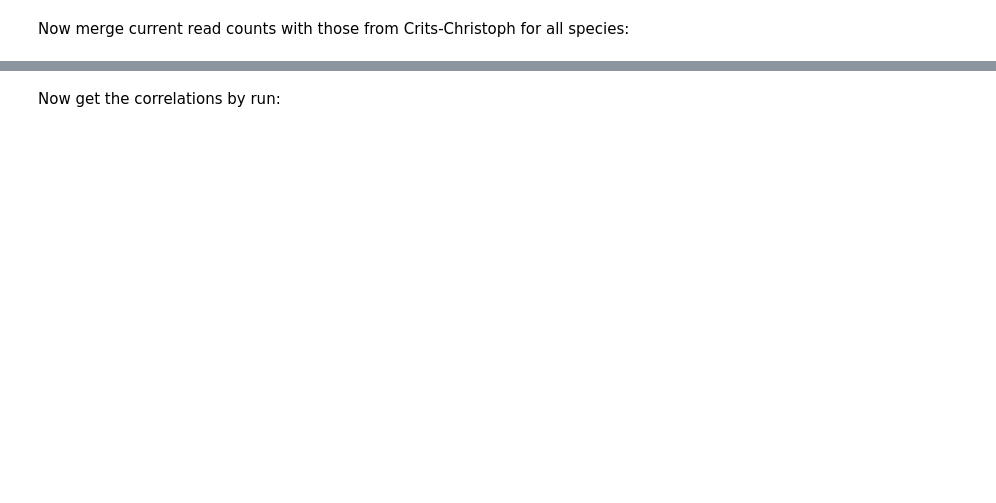
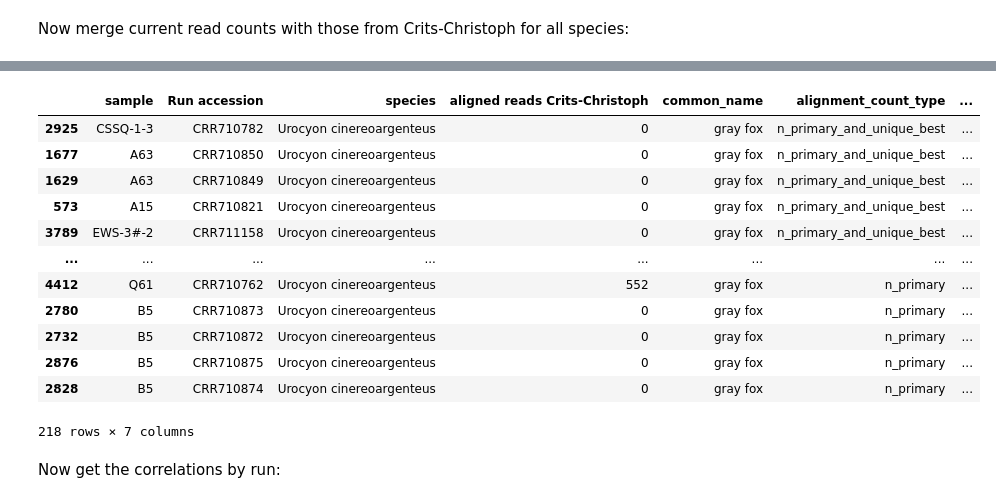
Before and after one commit to jbloom/Huanan_market_samples, a Jupyter notebook: notebooks/make_plots.py.ipynb, the cells around one changed output, grey strips where cells are left out. Cells and saved outputs as stored; diff of their text form; code cells hidden in the pictures; blank space fills up the shorter version.

```diff
--- a/notebooks/make_plots.py.ipynb
+++ b/notebooks/make_plots.py.ipynb
@@ -19,9 +14,9 @@ _ = alt.data_transformers.disable_max_rows()
 # %% [markdown]
 Get data and variable from `snakemake`:
 # %%
-sars2_mito_aligned_by_run = pd.read_csv(snakemake.input.sars2_mito_aligned_by_run)
+sars2_aligned_by_run = pd.read_csv(snakemake.input.sars2_aligned_by_run)
 
-sars2_mito_aligned_by_metagenomic_sample = pd.read_csv(snakemake.input.sars2_mito_aligned_by_metagenomic_sample)
+sars2_aligned_by_metagenomic_sample = pd.read_csv(snakemake.input.sars2_aligned_by_metagenomic_sample)
 
 mito_composition_by_metagenomic_run = pd.read_csv(snakemake.input.mito_composition_by_metagenomic_run)
 
@@ -32,7 +27,6 @@ crits_christoph_read_counts = pd.read_csv(snakemake.input.crits_christoph_read_c
 ngdc_to_crits_christoph = pd.read_csv(snakemake.input.ngdc_to_crits_christoph)
 
 plotsdir = snakemake.output.plotsdir
-mitochondrial_genomes_crits_christoph_missing = snakemake.params.mitochondrial_genomes_crits_christoph_missing
 # %% [markdown]
 ## Compare mitochondrial DNA composition to Crits-Christoph et al
 First get Crits-Christoph read counts in tidy format, assigning NGDC run accessions and summing counts for runs:
@@ -49,16 +43,17 @@ crits_christoph_read_counts_tidy = (
         validate="one_to_one",
     )
     .merge(
-        sars2_mito_aligned_by_run[["Run accession", "sample"]].drop_duplicates(),
+        sars2_aligned_by_run[["Run accession", "sample"]].drop_duplicates(),
         validate="many_to_one",
+        how="left",
     )
     .melt(
         id_vars=["sample", "Run accession", "Filename"],
         var_name="species",
-        value_name="alignment count Crits-Christoph",
+        value_name="aligned reads Crits-Christoph",
     )
     .groupby(["sample", "Run accession", "species"], as_index=False)
-    .aggregate({"alignment count Crits-Christoph": "sum"})
+    .aggregate({"aligned reads Crits-Christoph": "sum"})
 )
 
 crits_christoph_read_counts_tidy
@@ -126,3 +174,23 @@ crits_christoph_vs_current
+# %%
+(
+    crits_christoph_vs_current
+    .query("common_name == 'gray fox'")
+    .sort_values("aligned reads current study")
+)
+# %% [output]
+|  | sample | Run accession | species | aligned reads Crits-Christoph | common_name | alignment_count_type | ... |
+| 2925 | CSSQ-1-3 | CRR710782 | Urocyon cinereoargenteus | 0 | gray fox | n_primary_and_unique_best | ... |
+| 1677 | A63 | CRR710850 | Urocyon cinereoargenteus | 0 | gray fox | n_primary_and_unique_best | ... |
+| 1629 | A63 | CRR710849 | Urocyon cinereoargenteus | 0 | gray fox | n_primary_and_unique_best | ... |
+| 573 | A15 | CRR710821 | Urocyon cinereoargenteus | 0 | gray fox | n_primary_and_unique_best | ... |
+| 3789 | EWS-3#-2 | CRR711158 | Urocyon cinereoargenteus | 0 | gray fox | n_primary_and_unique_best | ... |
+| ... | ... | ... | ... | ... | ... | ... | ... |
+| 4412 | Q61 | CRR710762 | Urocyon cinereoargenteus | 552 | gray fox | n_primary | ... |
+| 2780 | B5 | CRR710873 | Urocyon cinereoargenteus | 0 | gray fox | n_primary | ... |
+| 2732 | B5 | CRR710872 | Urocyon cinereoargenteus | 0 | gray fox | n_primary | ... |
+| 2876 | B5 | CRR710875 | Urocyon cinereoargenteus | 0 | gray fox | n_primary | ... |
+| 2828 | B5 | CRR710874 | Urocyon cinereoargenteus | 0 | gray fox | n_primary | ... |
+218 rows × 7 columns
 # %% [markdown]
 Now get the correlations by run:
 # %%
```
Also changed, not shown: parts of 9 cells of this notebook.
